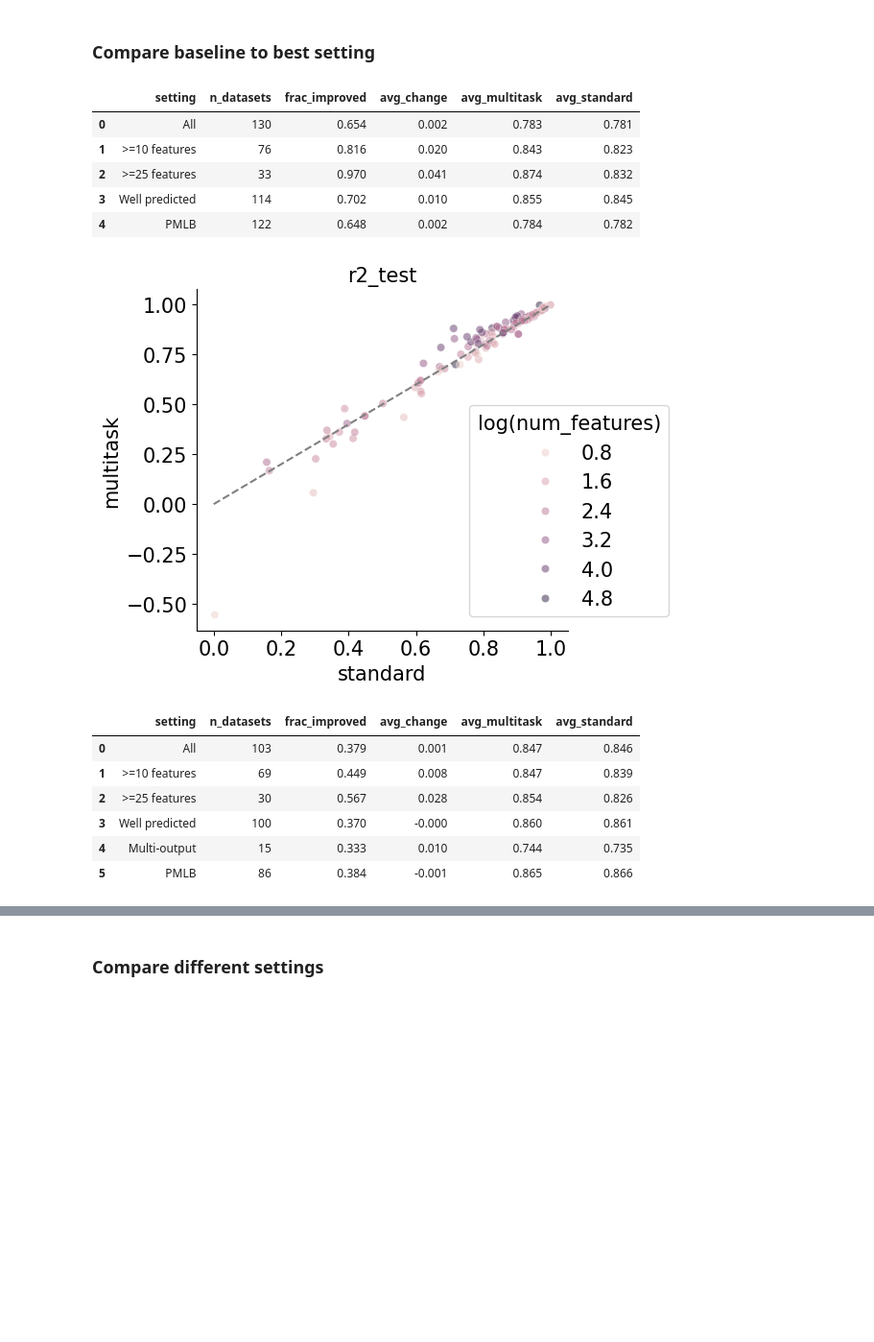
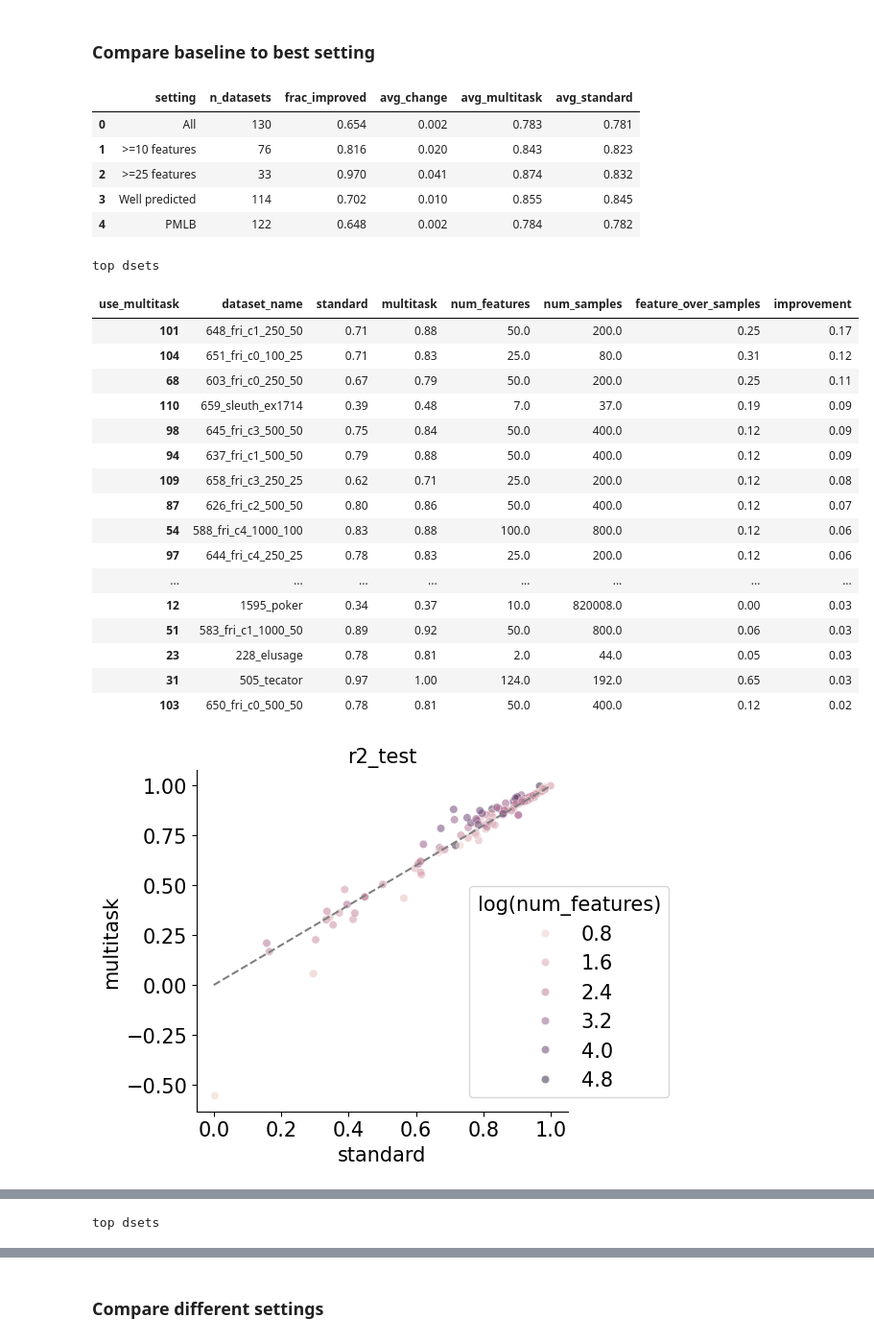
Before and after one commit to csinva/gam-experiments, a Jupyter notebook: notebooks/05_multitask_gam.ipynb, the cells around one changed output, grey strips where cells are left out. Shown at 96% size. Cells and saved outputs as stored; diff of their text form; code cells hidden in the pictures; blank space fills up the shorter version.

Commit message:
print top dsets table

```diff
--- a/notebooks/05_multitask_gam.ipynb
+++ b/notebooks/05_multitask_gam.ipynb
@@ -84,43 +84,57 @@ def evaluate(d, metric='r2_test'):
 
     # multioutput
     display(pd.DataFrame(summ).round(3))
+    print('top dsets')
+    display(metric_table.sort_values(
+        'improvement', ascending=False).head(30).round(2))
     # with pd.option_context('display.max_rows', None, 'display.max_columns', None):
     # display(r2_table.sort_values('improvement', ascending=False).round(2))
 
     # make plot
     plt.plot([0, 1], [0, 1], '--', color='gray')
     # hue on log scale
     metric_table['num_features_log'] = np.log(metric_table['num_features'])
     sns.scatterplot(data=metric_table, x='standard',
                     y='multitask', hue='num_features_log', alpha=0.5)
     plt.legend(loc='center right', bbox_to_anchor=(
         1.3, 0.35), title='log(num_features)')
     plt.title(metric, fontsize='medium')
     # plt.xlim([0.5, 1.05])
     # plt.ylim([0.5, 1.05])
-    plt.savefig('../figs/r2_test.pdf', bbox_inches='tight')
+    plt.savefig(f'../figs/{metric}.pdf', bbox_inches='tight')
     plt.show()
 
 
 d_best = d[
     (d.linear_penalty == 'ridge') * (d.n_boosting_rounds == 0) *
     (d.interactions == 0.95) * (d.use_onehot_prior == 0) *
     (d.use_input_normalization == 1) * (d.use_internal_classifiers == 0)
 ]
 evaluate(d_best[d_best['corr_test'].notna()], metric='r2_test')
 evaluate(d_best[d_best['roc_auc_test'].notna()], metric='roc_auc_test')
 # %% [output]
 |  | setting | n_datasets | frac_improved | avg_change | avg_multitask | avg_standard |
 | 0 | All | 130 | 0.654 | 0.002 | 0.783 | 0.781 |
 | 1 | >=10 features | 76 | 0.816 | 0.020 | 0.843 | 0.823 |
 | 2 | >=25 features | 33 | 0.970 | 0.041 | 0.874 | 0.832 |
 | 3 | Well predicted | 114 | 0.702 | 0.010 | 0.855 | 0.845 |
 | 4 | PMLB | 122 | 0.648 | 0.002 | 0.784 | 0.782 |
+top dsets
+| use_multitask | dataset_name | standard | multitask | num_features | num_samples | feature_over_samples | improvement |
+| 101 | 648_fri_c1_250_50 | 0.71 | 0.88 | 50.0 | 200.0 | 0.25 | 0.17 |
+| 104 | 651_fri_c0_100_25 | 0.71 | 0.83 | 25.0 | 80.0 | 0.31 | 0.12 |
+| 68 | 603_fri_c0_250_50 | 0.67 | 0.79 | 50.0 | 200.0 | 0.25 | 0.11 |
+| 110 | 659_sleuth_ex1714 | 0.39 | 0.48 | 7.0 | 37.0 | 0.19 | 0.09 |
+| 98 | 645_fri_c3_500_50 | 0.75 | 0.84 | 50.0 | 400.0 | 0.12 | 0.09 |
+| 94 | 637_fri_c1_500_50 | 0.79 | 0.88 | 50.0 | 400.0 | 0.12 | 0.09 |
+| 109 | 658_fri_c3_250_25 | 0.62 | 0.71 | 25.0 | 200.0 | 0.12 | 0.08 |
+| 87 | 626_fri_c2_500_50 | 0.80 | 0.86 | 50.0 | 400.0 | 0.12 | 0.07 |
+| 54 | 588_fri_c4_1000_100 | 0.83 | 0.88 | 100.0 | 800.0 | 0.12 | 0.06 |
+| 97 | 644_fri_c4_250_25 | 0.78 | 0.83 | 25.0 | 200.0 | 0.12 | 0.06 |
+| ... | ... | ... | ... | ... | ... | ... | ... |
+| 12 | 1595_poker | 0.34 | 0.37 | 10.0 | 820008.0 | 0.00 | 0.03 |
+| 51 | 583_fri_c1_1000_50 | 0.89 | 0.92 | 50.0 | 800.0 | 0.06 | 0.03 |
+| 23 | 228_elusage | 0.78 | 0.81 | 2.0 | 44.0 | 0.05 | 0.03 |
+| 31 | 505_tecator | 0.97 | 1.00 | 124.0 | 192.0 | 0.65 | 0.03 |
+| 103 | 650_fri_c0_500_50 | 0.78 | 0.81 | 50.0 | 400.0 | 0.12 | 0.02 |
 [figure]
-|  | setting | n_datasets | frac_improved | avg_change | avg_multitask | avg_standard |
-| 0 | All | 103 | 0.379 | 0.001 | 0.847 | 0.846 |
-| 1 | >=10 features | 69 | 0.449 | 0.008 | 0.847 | 0.839 |
-| 2 | >=25 features | 30 | 0.567 | 0.028 | 0.854 | 0.826 |
-| 3 | Well predicted | 100 | 0.370 | -0.000 | 0.860 | 0.861 |
-| 4 | Multi-output | 15 | 0.333 | 0.010 | 0.744 | 0.735 |
-| 5 | PMLB | 86 | 0.384 | -0.001 | 0.865 | 0.866 |
@@ -126,0 +148 @@ evaluate(d_best[d_best['roc_auc_test'].notna()], metric='roc_auc_test')
+top dsets
```
Also changed, not shown: parts of 1 cell of this notebook, 2 other files.
